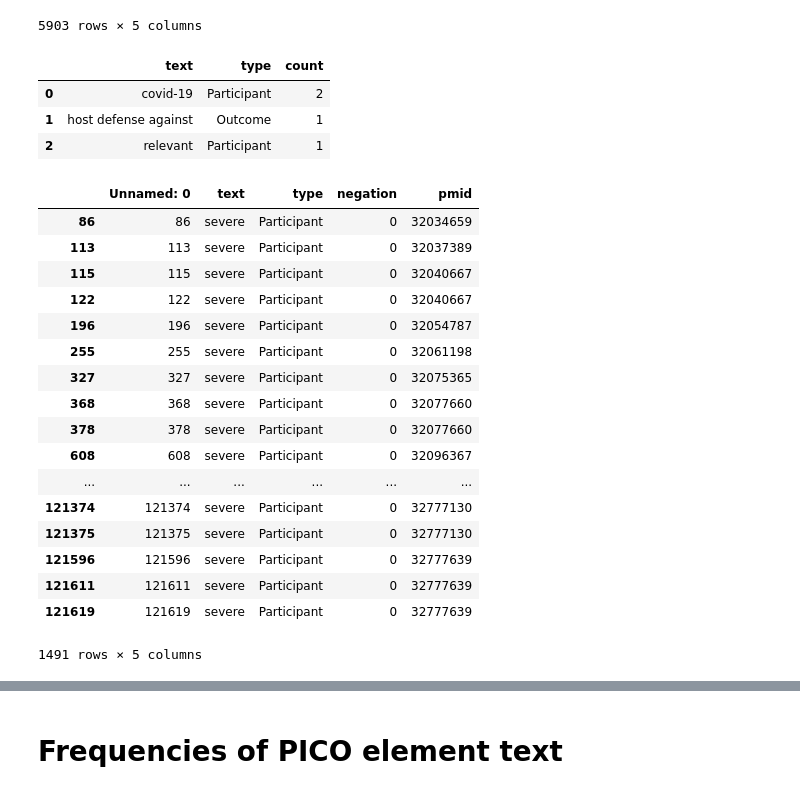
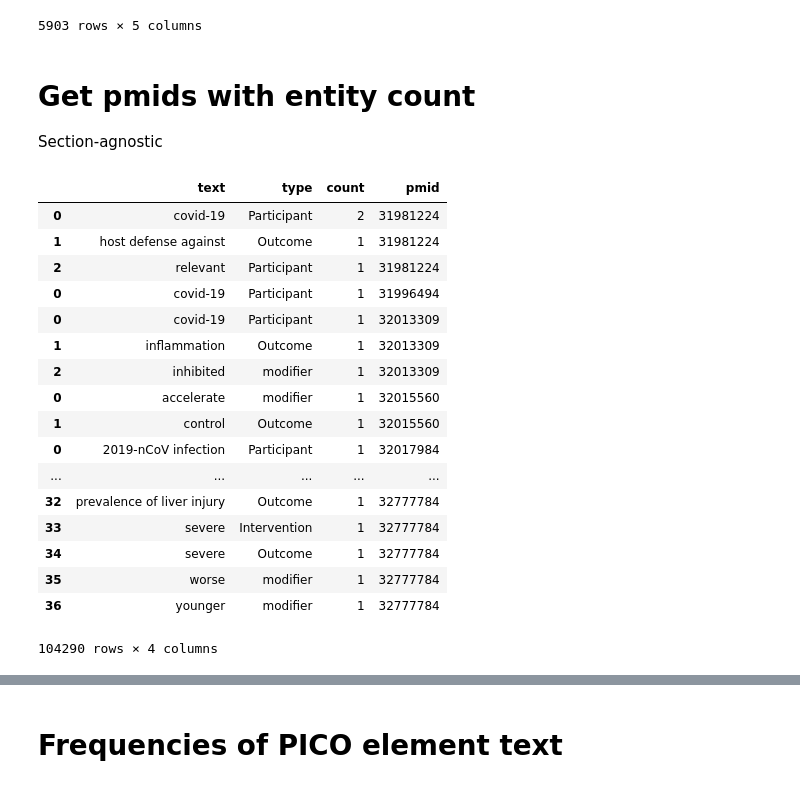
Before and after one commit to dr-haoliu/PICOElementMapProject, a Jupyter notebook: LitCovidTreatmentExploratoryAnalysis.ipynb, the cells around one changed output, grey strips where cells are left out. Saved outputs shown, nothing was run; the diff lists cells and outputs as text; code cells hidden in the pictures.

```diff
--- a/LitCovidTreatmentExploratoryAnalysis.ipynb
+++ b/LitCovidTreatmentExploratoryAnalysis.ipynb
@@ -126,35 +130,37 @@ temp_ent_df[((temp_ent_df.type == "Participant") & (temp_ent_df.text == "covid-1
 | 32777784 | 121628 | 121628 | covid-19 | Participant | 0 | 32777784 |
 |  | 121654 | 121654 | covid-19 | Participant | 0 | 32777784 |
 5903 rows × 5 columns
+# %% [markdown]
+# Get pmids with entity count
+Section-agnostic
 # %%
+ind_pmid_dfs = []
 grps = ent_df.groupby("pmid")
-for p in ent_df.pmid.values[0:1]:
+for p in tqdm(grps.groups.keys()):
     temp = grps.get_group(p)
     temp = temp.groupby(['text','type']).size().reset_index().rename(columns={0:'count'})
-temp
+    temp["pmid"] = p
+    ind_pmid_dfs.append(temp)
+
+count_ent_df = pd.concat(ind_pmid_dfs)
-# %% [output]
-|  | text | type | count |
-| 0 | covid-19 | Participant | 2 |
-| 1 | host defense against | Outcome | 1 |
-| 2 | relevant | Participant | 1 |
-# %%
-ent_df[(ent_df.text.isin(["severe", "severity", "severity of covid-19"]))&(ent_df.type == "Participant")]
-# %% [output]
-|  | Unnamed: 0 | text | type | negation | pmid |
-| 86 | 86 | severe | Participant | 0 | 32034659 |
-| 113 | 113 | severe | Participant | 0 | 32037389 |
-| 115 | 115 | severe | Participant | 0 | 32040667 |
-| 122 | 122 | severe | Participant | 0 | 32040667 |
-| 196 | 196 | severe | Participant | 0 | 32054787 |
-| 255 | 255 | severe | Participant | 0 | 32061198 |
-| 327 | 327 | severe | Participant | 0 | 32075365 |
-| 368 | 368 | severe | Participant | 0 | 32077660 |
-| 378 | 378 | severe | Participant | 0 | 32077660 |
-| 608 | 608 | severe | Participant | 0 | 32096367 |
-| ... | ... | ... | ... | ... | ... |
-| 121374 | 121374 | severe | Participant | 0 | 32777130 |
-| 121375 | 121375 | severe | Participant | 0 | 32777130 |
-| 121596 | 121596 | severe | Participant | 0 | 32777639 |
-| 121611 | 121611 | severe | Participant | 0 | 32777639 |
-| 121619 | 121619 | severe | Participant | 0 | 32777639 |
-1491 rows × 5 columns
+# %%
+count_ent_df
+# %% [output]
+|  | text | type | count | pmid |
+| 0 | covid-19 | Participant | 2 | 31981224 |
+| 1 | host defense against | Outcome | 1 | 31981224 |
+| 2 | relevant | Participant | 1 | 31981224 |
+| 0 | covid-19 | Participant | 1 | 31996494 |
+| 0 | covid-19 | Participant | 1 | 32013309 |
+| 1 | inflammation | Outcome | 1 | 32013309 |
+| 2 | inhibited | modifier | 1 | 32013309 |
+| 0 | accelerate | modifier | 1 | 32015560 |
+| 1 | control | Outcome | 1 | 32015560 |
+| 0 | 2019-nCoV infection | Participant | 1 | 32017984 |
+| ... | ... | ... | ... | ... |
+| 32 | prevalence of liver injury | Outcome | 1 | 32777784 |
+| 33 | severe | Intervention | 1 | 32777784 |
+| 34 | severe | Outcome | 1 | 32777784 |
+| 35 | worse | modifier | 1 | 32777784 |
+| 36 | younger | modifier | 1 | 32777784 |
+104290 rows × 4 columns
```
Also changed, not shown: parts of 5 cells of this notebook, 3 other files.
